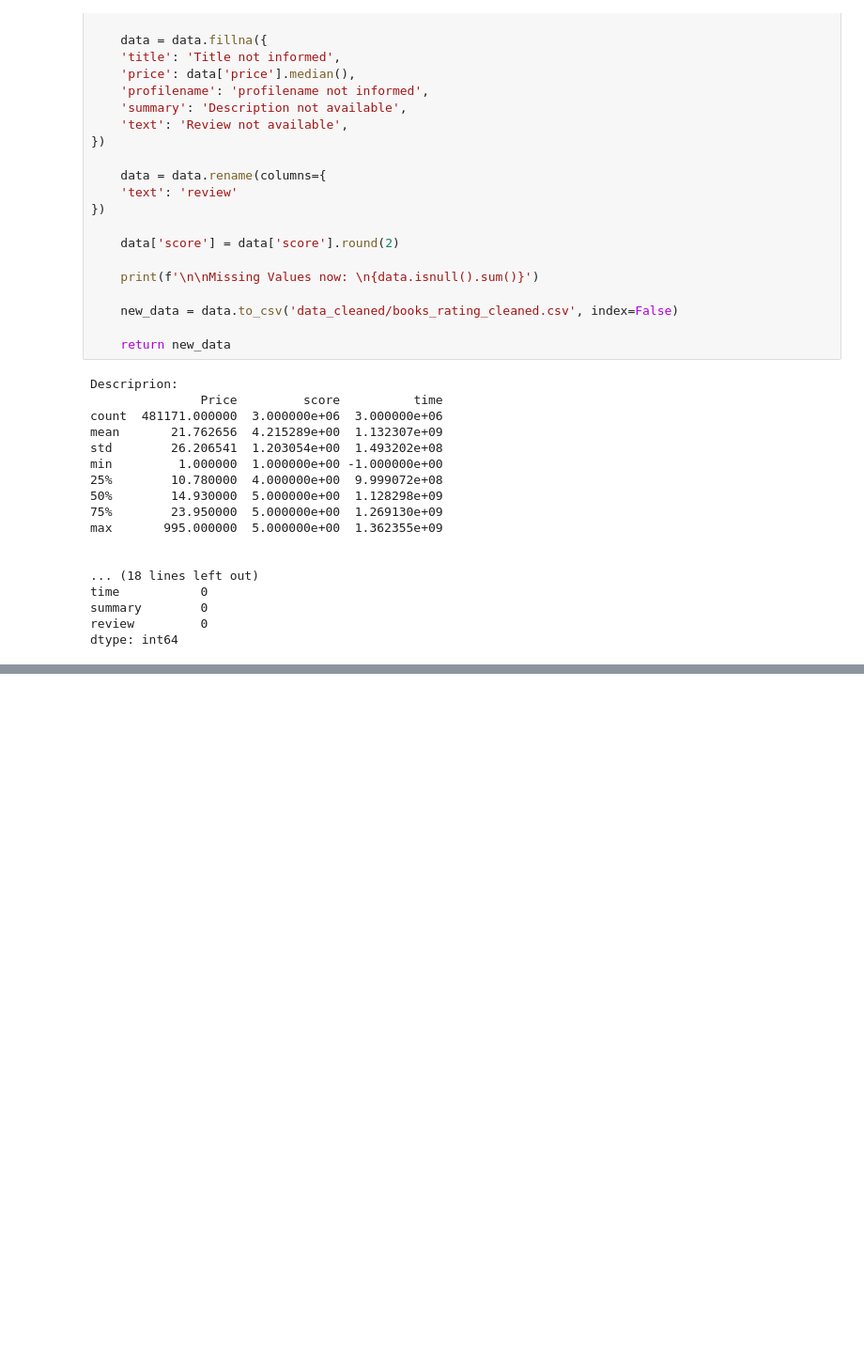
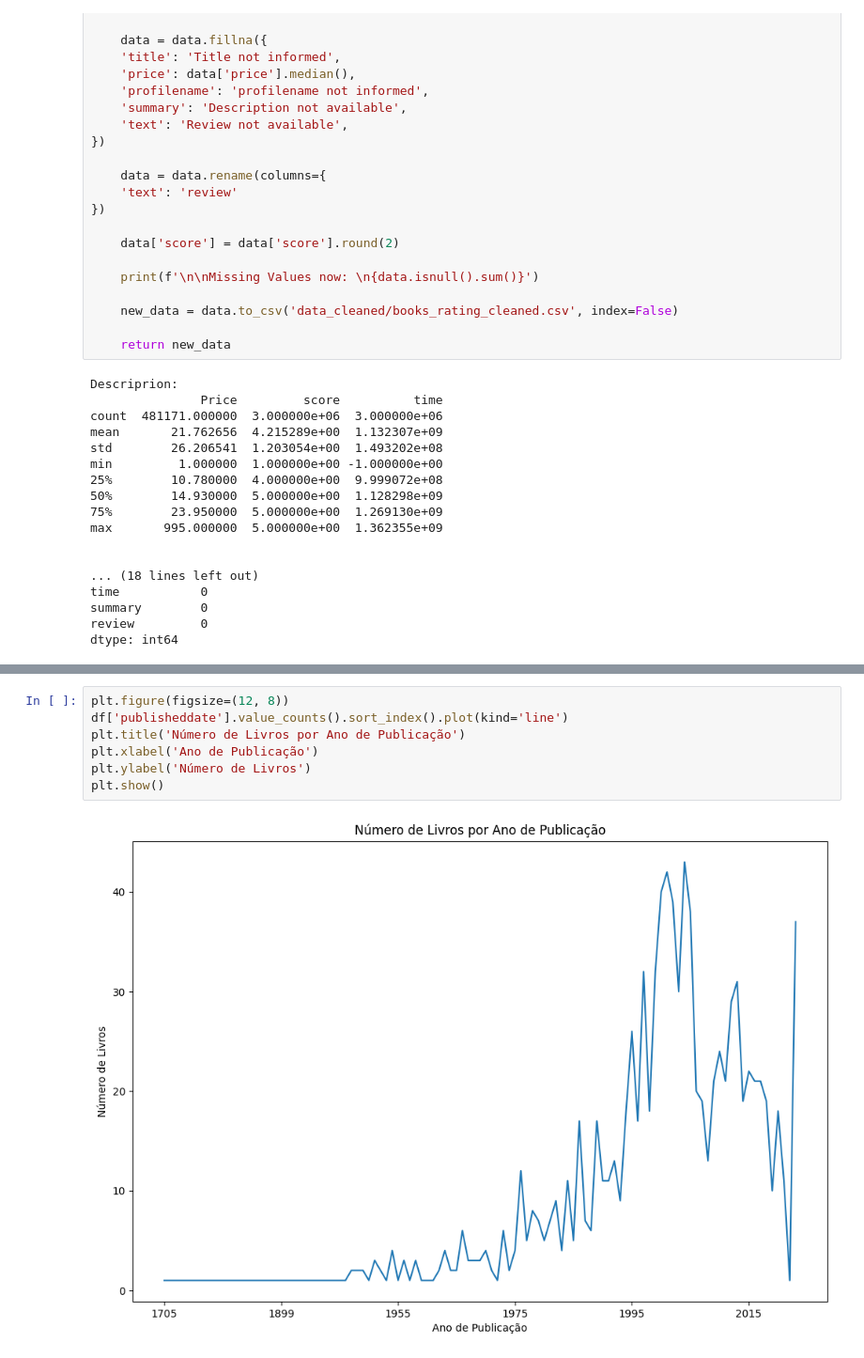
Before and after one commit to luizguilhermedev/POC_BA3s, a Jupyter notebook: data_cleaning/eda.ipynb, the cells around one changed output, grey strips where cells are left out. Shown at 94% size. Cells and saved outputs as stored; diff of their text form; blank space fills up the shorter version.

```diff
--- a/data_cleaning/eda.ipynb
+++ b/data_cleaning/eda.ipynb
@@ -185,0 +306,9 @@ dtype: int64
+# %%
+plt.figure(figsize=(12, 8))
+df['publisheddate'].value_counts().sort_index().plot(kind='line')
+plt.title('Número de Livros por Ano de Publicação')
+plt.xlabel('Ano de Publicação')
+plt.ylabel('Número de Livros')
+plt.show()
+# %% [output]
+[figure, added]
```
Also changed, not shown: parts of 16 cells of this notebook, 4 other files.
